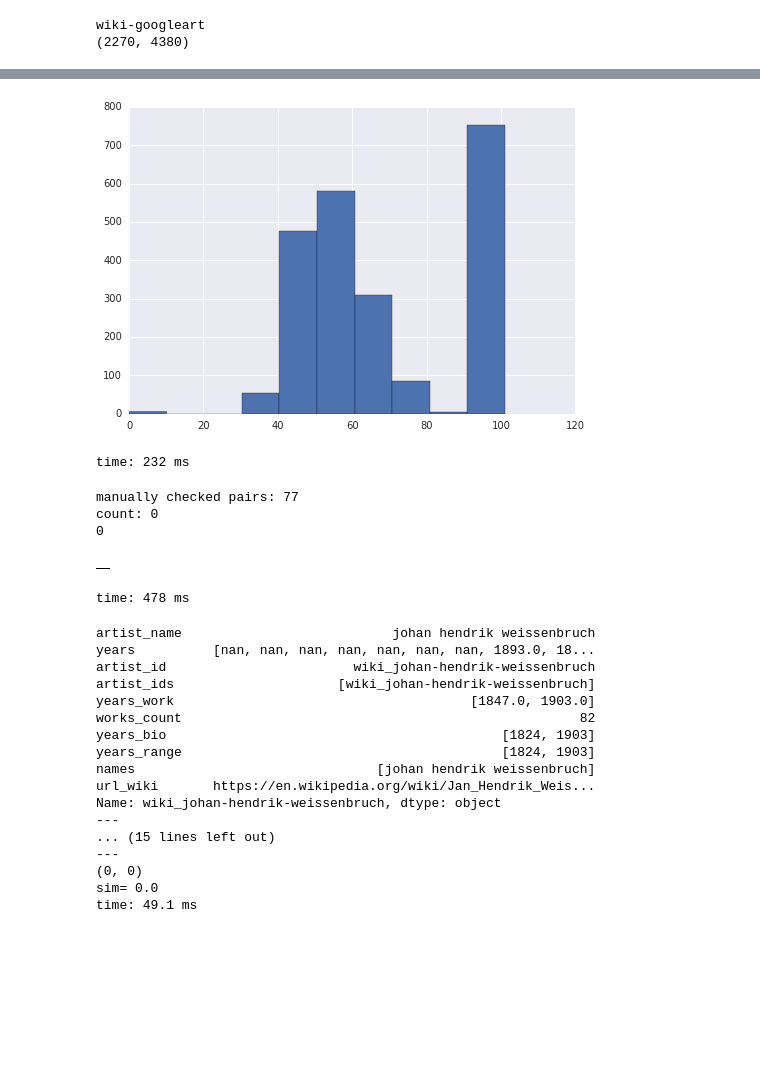
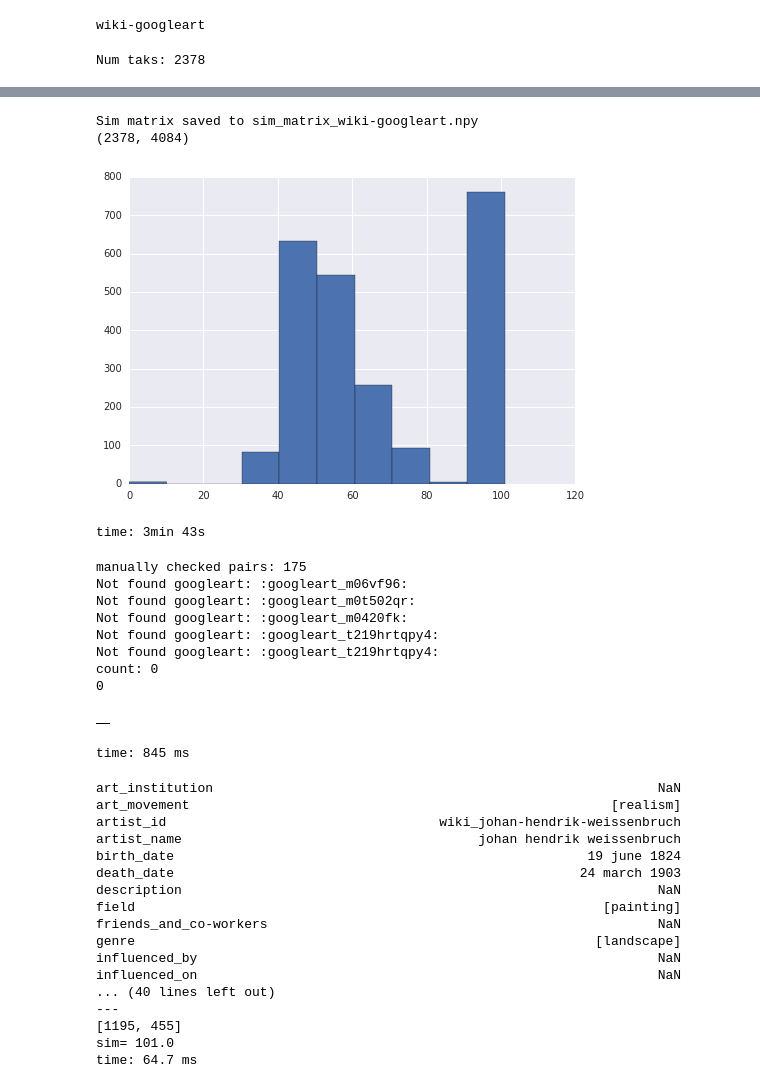
Before and after one commit to asanakoy/dataset_merger, a Jupyter notebook: aggregated/match_artists.ipynb, the cells around one changed output, grey strips where cells are left out. Drawn from its saved outputs; the diff is of its cells as text; code cells hidden in the pictures; blank space fills up the shorter version.

```diff
--- a/aggregated/match_artists.ipynb
+++ b/aggregated/match_artists.ipynb
@@ -89,6 +89,7 @@ artists_with_years_dict = dict()
 artists_with_years_dict['googleart'] = get_artists_with_years('googleart', dfs)
 artists_with_years_dict['wiki'] = get_artists_with_years('wiki', dfs)
 artists_with_years_dict['wga'] = get_artists_with_years('wga', dfs)
-# artists_with_years_dict['artuk'] = get_artists_with_years('artuk', dfs)
+artists_with_years_dict['artuk'] = get_artists_with_years('artuk', dfs)
 artists_with_years_dict['meisterwerke'] = get_artists_with_years('meisterwerke', dfs)
+artists_with_years_dict['moma'] = get_artists_with_years('moma', dfs)
 # %% [output]
@@ -274,9 +304,9 @@ time: 27.2 ms
 # %%
 keys = ['wiki', 'googleart']
-get_sim_matrix_and_plot(keys, force=False, n_jobs=16)
+get_sim_matrix_and_plot(keys, force=True, n_jobs=16)
 
 # keys = ['wga', 'artuk']
 # get_sim_matrix_and_plot(keys)
 # %% [output]
 wiki-googleart
-(2270, 4380)
+Num taks: 2378
@@ -283,48 +314,56 @@ wiki-googleart
+Sim matrix saved to sim_matrix_wiki-googleart.npy
+(2378, 4084)
-[figure, old version]
+[figure, new version]
-time: 232 ms
+time: 3min 43s
 # %%
 check_pairs(['wiki', 'googleart'],
             transpose=False,
-            min_sim=85, max_sim=101,
-            discard_exaclty_matched_dates=False,
+            min_sim=76, max_sim=101,
+            discard_exaclty_matched_dates=True,
             min_k=1)
 # %% [output]
-manually checked pairs: 77
+manually checked pairs: 175
+Not found googleart: :googleart_m06vf96:
+Not found googleart: :googleart_m0t502qr:
+Not found googleart: :googleart_m0420fk:
+Not found googleart: :googleart_t219hrtqpy4:
+Not found googleart: :googleart_t219hrtqpy4:
 count: 0
 0
 |  |
-time: 478 ms
+time: 845 ms
 # %%
 def check_sim_values(dataset_names, artist_ids):
     cur_dfs = [artists_with_years_dict[key] for key in dataset_names]
-    indices = (0, 0)
+    indices = [0, 0]
     for i in xrange(2):
         idx = np.nonzero(cur_dfs[i]['artist_id'] == artist_ids[i])[0][0]
         print cur_dfs[i].iloc[idx]
         print '---'
+        indices[i] = idx
     print indices
     sim = get_sim_matrix(dataset_names, force=False)
     print 'sim=', sim[indices[0], indices[1]]
 
 check_sim_values(['wiki', 'googleart'], ['wiki_johan-hendrik-weissenbruch', 'googleart_m026t8y5'])
 # %% [output]
-artist_name                           johan hendrik weissenbruch
-years          [nan, nan, nan, nan, nan, nan, nan, 1893.0, 18...
-artist_id                        wiki_johan-hendrik-weissenbruch
-artist_ids                     [wiki_johan-hendrik-weissenbruch]
-years_work                                      [1847.0, 1903.0]
-works_count                                                   82
-years_bio                                           [1824, 1903]
-years_range                                         [1824, 1903]
-names                               [johan hendrik weissenbruch]
-url_wiki       https://en.wikipedia.org/wiki/Jan_Hendrik_Weis...
-Name: wiki_johan-hendrik-weissenbruch, dtype: object
+art_institution                                                         NaN
+art_movement                                                      [realism]
+artist_id                                   wiki_johan-hendrik-weissenbruch
+artist_name                                      johan hendrik weissenbruch
+birth_date                                                     19 june 1824
+death_date                                                    24 march 1903
+description                                                             NaN
+field                                                            [painting]
+friends_and_co-workers                                                  NaN
+genre                                                           [landscape]
+influenced_by                                                           NaN
+influenced_on                                                           NaN
+... (40 lines left out)
 ---
-... (15 lines left out)
----
-(0, 0)
-sim= 0.0
-time: 49.1 ms
+[1195, 455]
+sim= 101.0
+time: 64.7 ms
 # %%
 dataset_names = ['wiki', 'googleart']
 sim = sim_matrix['-'.join(dataset_names)]
```
Also changed, not shown: parts of 35 cells of this notebook.
